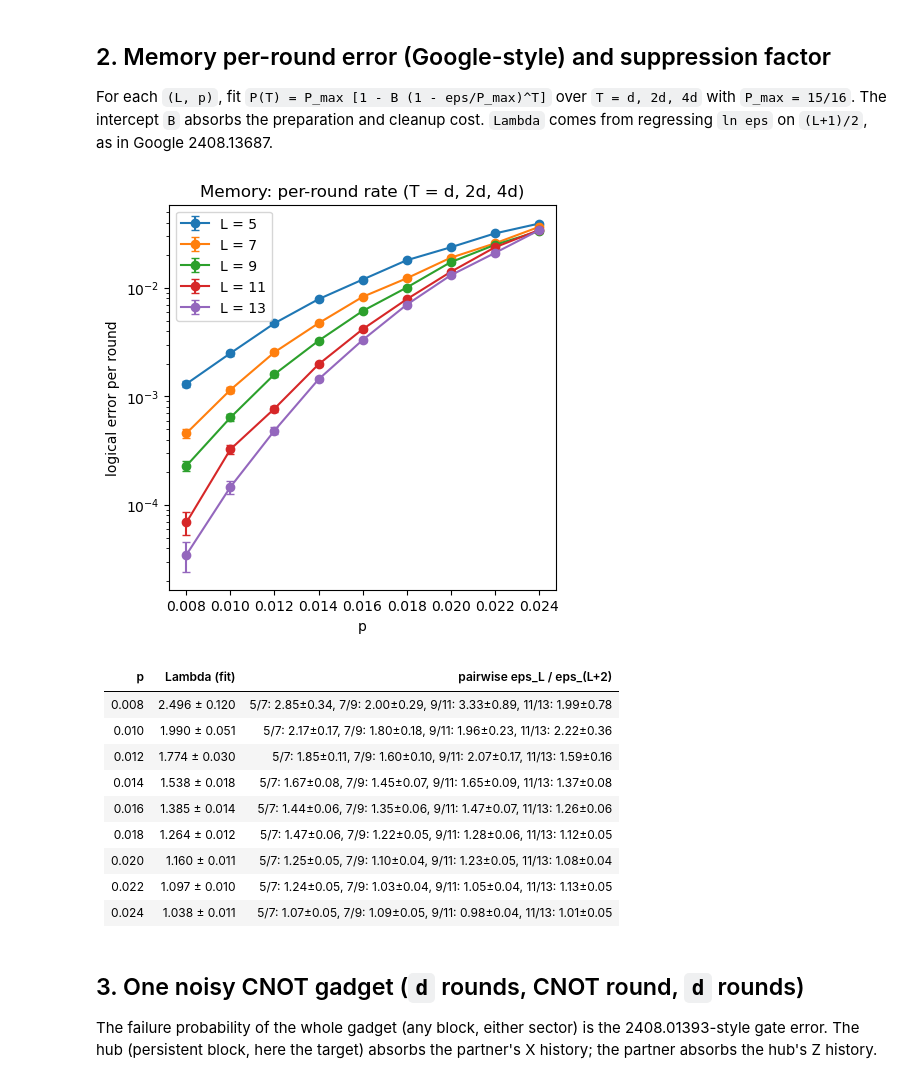
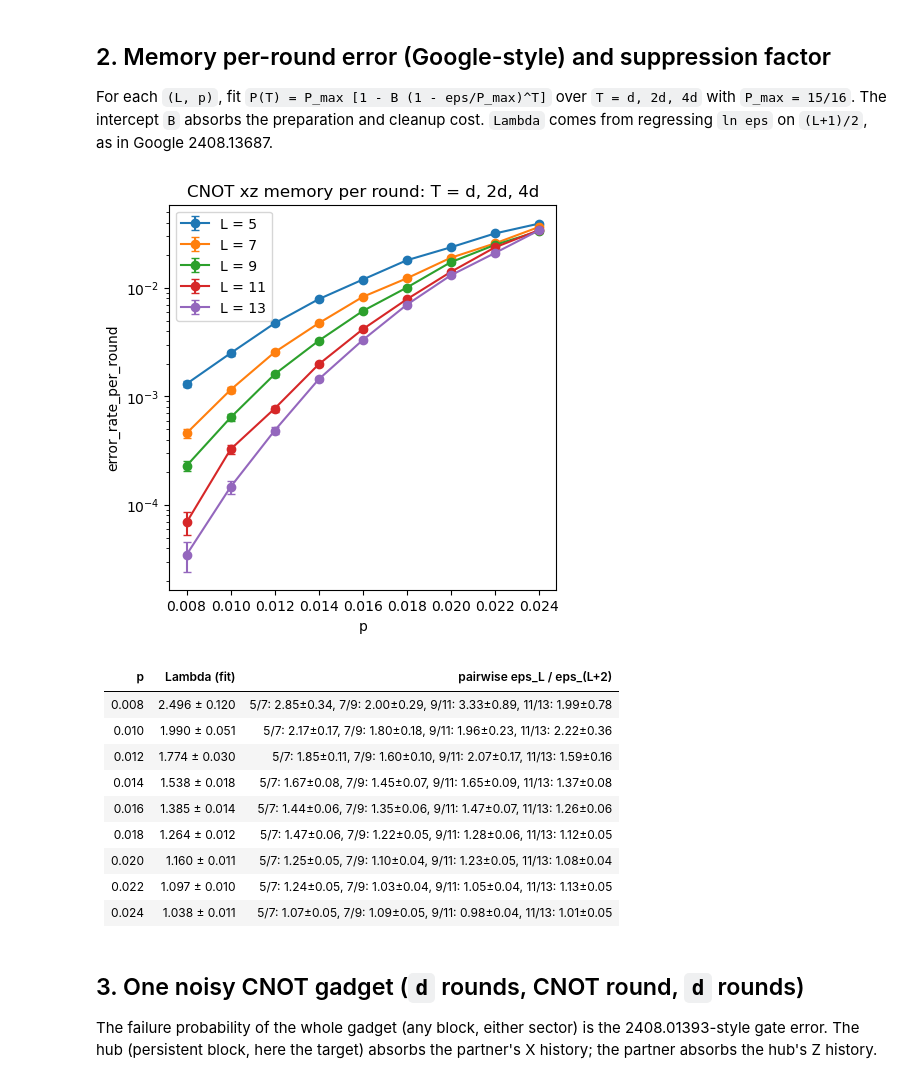
Before and after one commit to njvincent/mp-decoder, a Jupyter notebook: notebooks/cnot_primitive_xz_stage1_analysis.ipynb, the cells around one changed output. Cells and saved outputs as stored; diff of their text form; code cells hidden in the pictures.

```diff
--- a/notebooks/cnot_primitive_xz_stage1_analysis.ipynb
+++ b/notebooks/cnot_primitive_xz_stage1_analysis.ipynb
@@ -139,36 +139,36 @@ for li, L in enumerate(L_VALUES):
         for factor, scan in memory_T.items():
             t = scan.trials[li, pj]
             if t > 0:
                 units.append(factor * L)
                 fails.append(scan.rate().values[li, pj] * t)
                 trials.append(t)
         try:
             fit = fit_decay_rate(units, fails, trials, p_max=P_MAX_BLOCK)
         except ValueError:
             continue
         eps_round[li, pj], eps_round_err[li, pj] = fit.eps, fit.eps_error
 
 fig, ax = plt.subplots(figsize=(5, 5))
 for li, L in enumerate(L_VALUES):
     ax.errorbar(P_MEMORY, eps_round[li], yerr=eps_round_err[li], fmt="o-", capsize=3, label=f"L = {L}")
 ax.set_yscale("log")
 ax.set_xlabel("p")
-ax.set_ylabel("logical error per round")
-ax.set_title("Memory: per-round rate (T = d, 2d, 4d)")
+ax.set_ylabel("error_rate_per_round")
+ax.set_title("CNOT xz memory per round: T = d, 2d, 4d")
 ax.legend()
 plt.show()
 
 rows = ["| p | Lambda (fit) | pairwise eps_L / eps_(L+2) |", "| --- | --- | --- |"]
 for pj, p in enumerate(P_MEMORY):
     try:
         lf = fit_lambda(L_VALUES, eps_round[:, pj], eps_round_err[:, pj])
     except ValueError:
         continue
     pairs = ", ".join(f"{a}/{b}: {r:.2f}±{e:.2f}" for a, b, r, e in lambda_ratios(L_VALUES, eps_round[:, pj], eps_round_err[:, pj]))
     rows.append(f"| {p:.3f} | {lf.Lambda:.3f} ± {lf.Lambda_error:.3f} | {pairs} |")
 display(Markdown("\n".join(rows)))
 # %% [output]
-[figure, old version]
+[figure, new version]
 | p | Lambda (fit) | pairwise eps_L / eps_(L+2) |
 | --- | --- | --- |
 | 0.008 | 2.496 ± 0.120 | 5/7: 2.85±0.34, 7/9: 2.00±0.29, 9/11: 3.33±0.89, 11/13: 1.99±0.78 |
```
Also changed, not shown: parts of 6 cells of this notebook, 6 other files.
